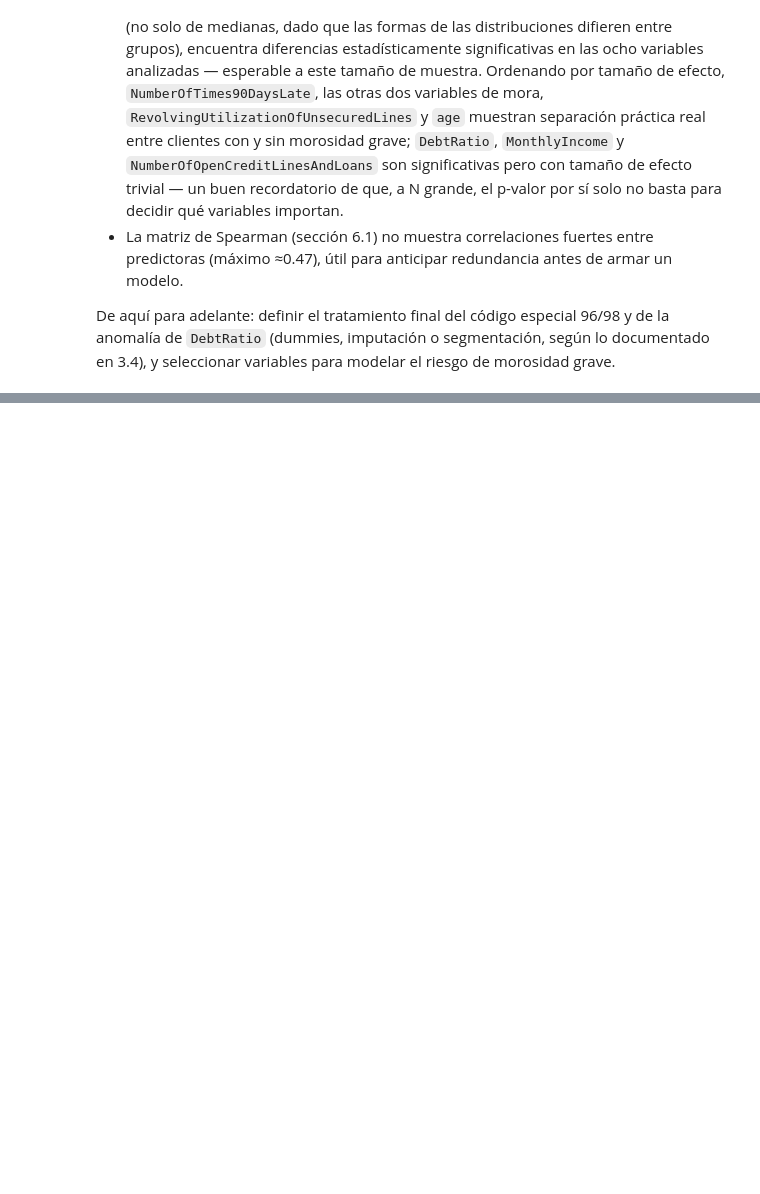
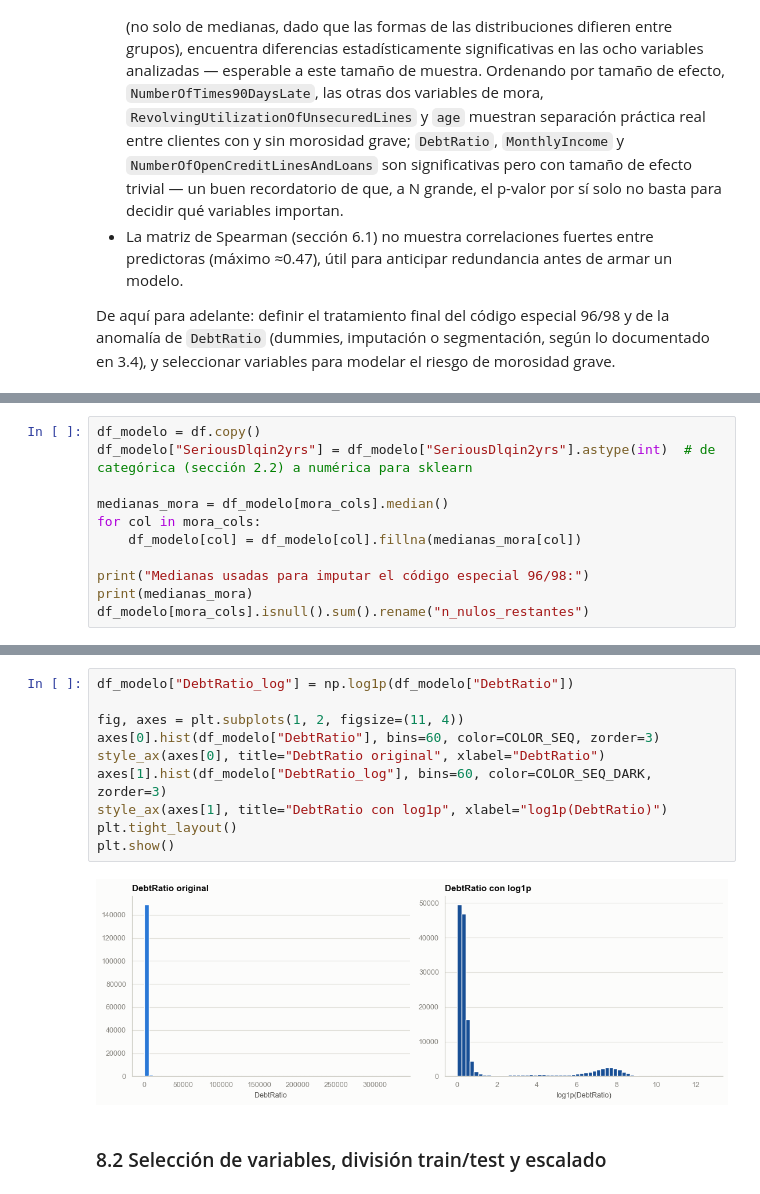
Before and after one commit to valeriaflorezs/GiveMeSomeCredit, a Jupyter notebook: _sources/analisis_exploratorio.ipynb, the cells around one changed output, grey strips where cells are left out. Cells and saved outputs as stored; diff of their text form; blank space fills up the shorter version.

```diff
--- a/_sources/analisis_exploratorio.ipynb
+++ b/_sources/analisis_exploratorio.ipynb
@@ -789,0 +809,11 @@ De aquí para adelante: definir el tratamiento final del código especial 96/98
+# %%
+df_modelo = df.copy()
+df_modelo["SeriousDlqin2yrs"] = df_modelo["SeriousDlqin2yrs"].astype(int)  # de categórica (sección 2.2) a numérica para sklearn
+
+medianas_mora = df_modelo[mora_cols].median()
+for col in mora_cols:
+    df_modelo[col] = df_modelo[col].fillna(medianas_mora[col])
+
+print("Medianas usadas para imputar el código especial 96/98:")
+print(medianas_mora)
+df_modelo[mora_cols].isnull().sum().rename("n_nulos_restantes")
@@ -789,0 +832,14 @@ De aquí para adelante: definir el tratamiento final del código especial 96/98
+# %%
+df_modelo["DebtRatio_log"] = np.log1p(df_modelo["DebtRatio"])
+
+fig, axes = plt.subplots(1, 2, figsize=(11, 4))
+axes[0].hist(df_modelo["DebtRatio"], bins=60, color=COLOR_SEQ, zorder=3)
+style_ax(axes[0], title="DebtRatio original", xlabel="DebtRatio")
+axes[1].hist(df_modelo["DebtRatio_log"], bins=60, color=COLOR_SEQ_DARK, zorder=3)
+style_ax(axes[1], title="DebtRatio con log1p", xlabel="log1p(DebtRatio)")
+plt.tight_layout()
+plt.show()
+# %% [output]
+[figure, added]
+# %% [markdown]
+### 8.2 Selección de variables, división train/test y escalado
```
Also changed, not shown: parts of 24 cells of this notebook, 7 other files.
